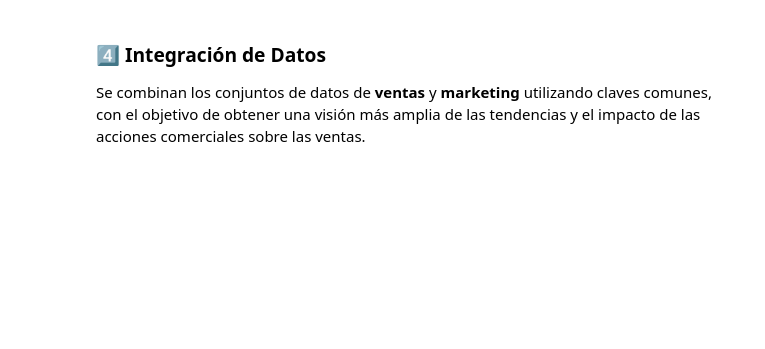
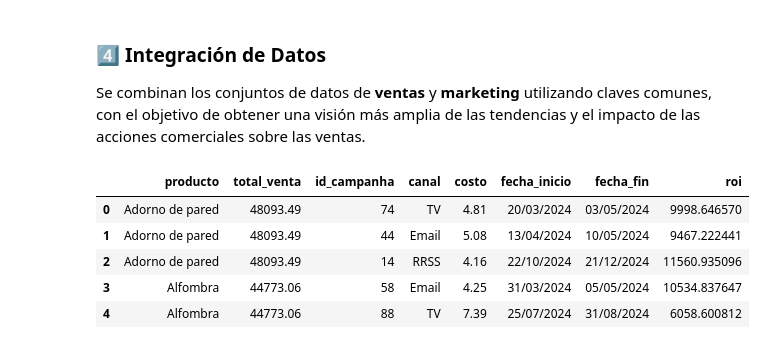
Before and after one commit to leaezequiel/entrega_tp, a Jupyter notebook: proyecto.ipynb, the cells around one changed output. Saved outputs shown, nothing was run; the diff lists cells and outputs as text; code cells hidden in the pictures; blank space fills up the shorter version.

```diff
--- a/proyecto.ipynb
+++ b/proyecto.ipynb
@@ -133,6 +171,9 @@ El proceso de limpieza se documenta, comparando el estado inicial y final de los
 ### 2️⃣ Transformación de Datos
 
 Se aplican filtros y transformaciones para crear una nueva tabla de ventas que muestre únicamente los **productos de alto rendimiento**, definidos en base a criterios como volumen de ventas o ingresos generados.
+# %%
+# Se crea columna nueva y se calcula total por venta:
+df_ventas['total_venta'] = df_ventas['precio'].str.replace('$', '', regex=False).astype(float) * df_ventas['cantidad']
 # %% [markdown]
 
 ### 3️⃣ Agregación de Datos
@@ -147,3 +221,32 @@ Este paso facilita la identificación de patrones y categorías más relevantes.
 ### 4️⃣ Integración de Datos
 
 Se combinan los conjuntos de datos de **ventas** y **marketing** utilizando claves comunes, con el objetivo de obtener una visión más amplia de las tendencias y el impacto de las acciones comerciales sobre las ventas.
+# %%
+#df_marketing.head()
+
+#primero agrupo ventas:
+
+ventas_resumidas = df_ventas.pivot_table(
+    values='total_venta',
+    index='producto',
+    aggfunc='sum'
+).reset_index()
+
+
+df_combinado = pd.merge(
+    ventas_resumidas,
+    df_marketing,
+    on=['producto'],
+    how='inner'
+)
+
+#df_combinado['roi'] = df_combinado['total_venta'] / df_combinado['costo']
+
+df_combinado.head()
+# %% [output]
+|  | producto | total_venta | id_campanha | canal | costo | fecha_inicio | fecha_fin | roi |
+| 0 | Adorno de pared | 48093.49 | 74 | TV | 4.81 | 20/03/2024 | 03/05/2024 | 9998.646570 |
+| 1 | Adorno de pared | 48093.49 | 44 | Email | 5.08 | 13/04/2024 | 10/05/2024 | 9467.222441 |
+| 2 | Adorno de pared | 48093.49 | 14 | RRSS | 4.16 | 22/10/2024 | 21/12/2024 | 11560.935096 |
+| 3 | Alfombra | 44773.06 | 58 | Email | 4.25 | 31/03/2024 | 05/05/2024 | 10534.837647 |
+| 4 | Alfombra | 44773.06 | 88 | TV | 7.39 | 25/07/2024 | 31/08/2024 | 6058.600812 |
```
Also changed, not shown: parts of 6 cells of this notebook.
